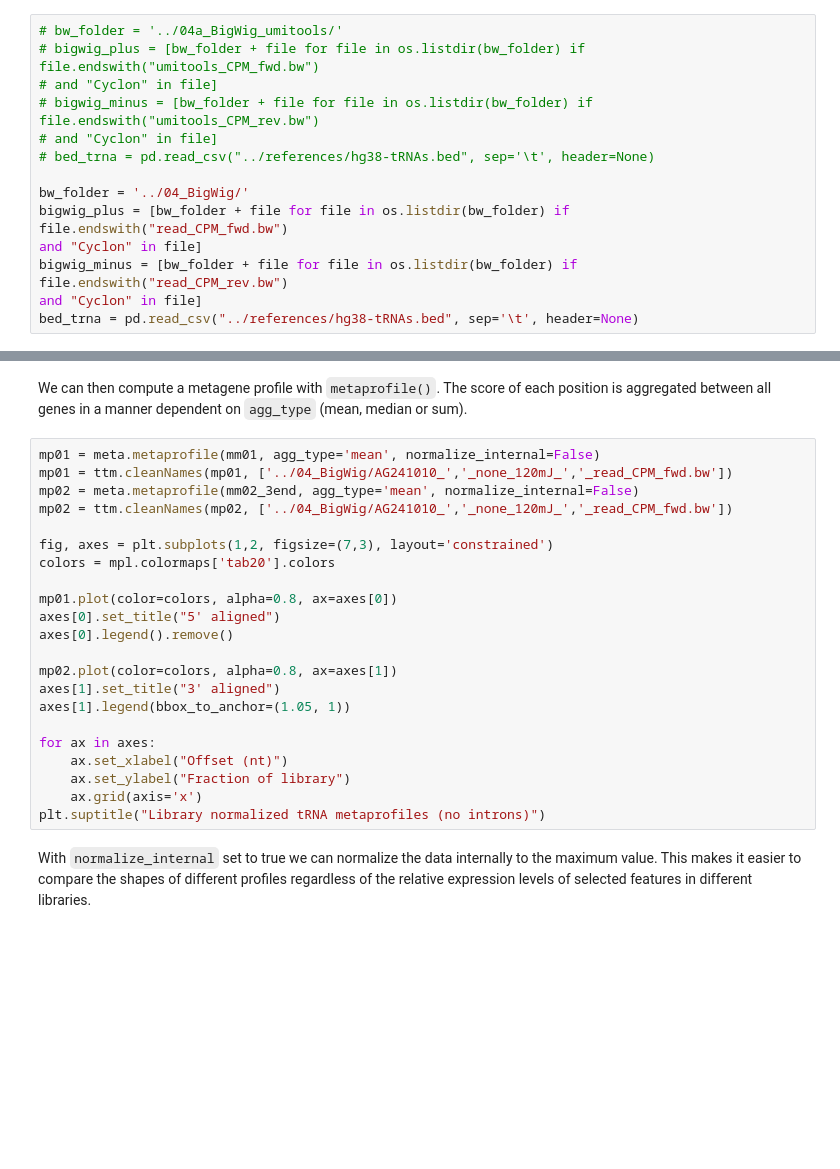
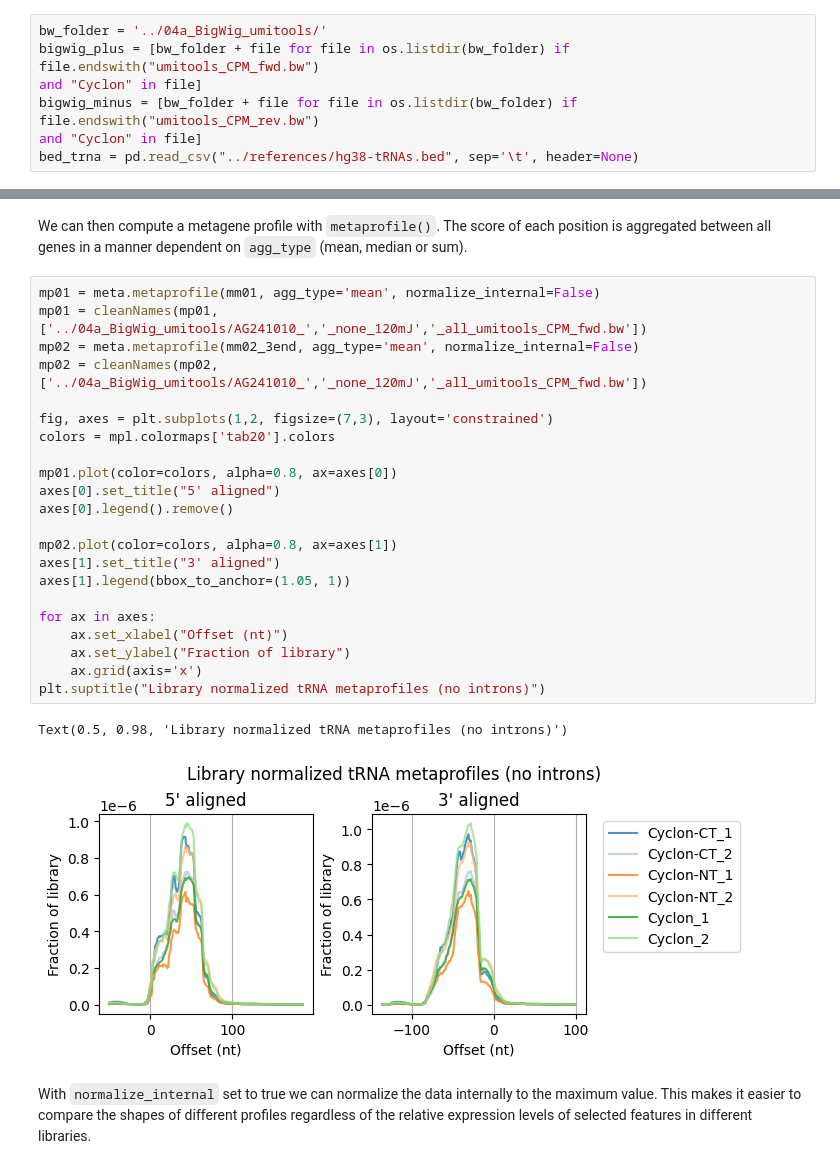
Before and after one commit to TurowskiLab/example-trxtools-Cyclon, a Jupyter notebook: analysis/03_human_tRNA.ipynb, the cells around one changed output, grey strips where cells are left out. Drawn from its saved outputs; the diff is of its cells as text; blank space fills up the shorter version.

```diff
--- a/analysis/03_human_tRNA.ipynb
+++ b/analysis/03_human_tRNA.ipynb
@@ -11,16 +11,9 @@ import seaborn as sns
 # %% [markdown]
 Load BigWig files and tRNA BED reference
 # %%
-# bw_folder = '../04a_BigWig_umitools/'
-# bigwig_plus = [bw_folder + file for file in os.listdir(bw_folder) if file.endswith("umitools_CPM_fwd.bw")
-# and "Cyclon" in file]
-# bigwig_minus = [bw_folder + file for file in os.listdir(bw_folder) if file.endswith("umitools_CPM_rev.bw")
-# and "Cyclon" in file]
-# bed_trna = pd.read_csv("../references/hg38-tRNAs.bed", sep='\t', header=None)
-
-bw_folder = '../04_BigWig/'
-bigwig_plus = [bw_folder + file for file in os.listdir(bw_folder) if file.endswith("read_CPM_fwd.bw")
+bw_folder = '../04a_BigWig_umitools/'
+bigwig_plus = [bw_folder + file for file in os.listdir(bw_folder) if file.endswith("umitools_CPM_fwd.bw")
 and "Cyclon" in file]
-bigwig_minus = [bw_folder + file for file in os.listdir(bw_folder) if file.endswith("read_CPM_rev.bw")
+bigwig_minus = [bw_folder + file for file in os.listdir(bw_folder) if file.endswith("umitools_CPM_rev.bw")
 and "Cyclon" in file]
 bed_trna = pd.read_csv("../references/hg38-tRNAs.bed", sep='\t', header=None)
@@ -100,26 +105,29 @@ mm02_3end = meta.getMultipleMatrices(
 We can then compute a metagene profile with `metaprofile()`. The score of each position is aggregated between all genes in a manner dependent on `agg_type` (mean, median or sum).
 # %%
 mp01 = meta.metaprofile(mm01, agg_type='mean', normalize_internal=False)
-mp01 = ttm.cleanNames(mp01, ['../04_BigWig/AG241010_','_none_120mJ_','_read_CPM_fwd.bw'])
+mp01 = cleanNames(mp01, ['../04a_BigWig_umitools/AG241010_','_none_120mJ','_all_umitools_CPM_fwd.bw'])
 mp02 = meta.metaprofile(mm02_3end, agg_type='mean', normalize_internal=False)
-mp02 = ttm.cleanNames(mp02, ['../04_BigWig/AG241010_','_none_120mJ_','_read_CPM_fwd.bw'])
+mp02 = cleanNames(mp02, ['../04a_BigWig_umitools/AG241010_','_none_120mJ','_all_umitools_CPM_fwd.bw'])
 
 fig, axes = plt.subplots(1,2, figsize=(7,3), layout='constrained')
 colors = mpl.colormaps['tab20'].colors
 
 mp01.plot(color=colors, alpha=0.8, ax=axes[0])
 axes[0].set_title("5' aligned")
 axes[0].legend().remove()
 
 mp02.plot(color=colors, alpha=0.8, ax=axes[1])
 axes[1].set_title("3' aligned")
 axes[1].legend(bbox_to_anchor=(1.05, 1))
 
 for ax in axes:
     ax.set_xlabel("Offset (nt)")
     ax.set_ylabel("Fraction of library")
     ax.grid(axis='x')
 plt.suptitle("Library normalized tRNA metaprofiles (no introns)")
+# %% [output]
+Text(0.5, 0.98, 'Library normalized tRNA metaprofiles (no introns)')
+[figure, added]
 # %% [markdown]
 With `normalize_internal` set to true we can normalize the data internally to the maximum value. This makes it easier to compare the shapes of different profiles regardless of the relative expression levels of selected features in different libraries.
 # %%
```
Also changed, not shown: parts of 9 cells of this notebook, 6 other files.
